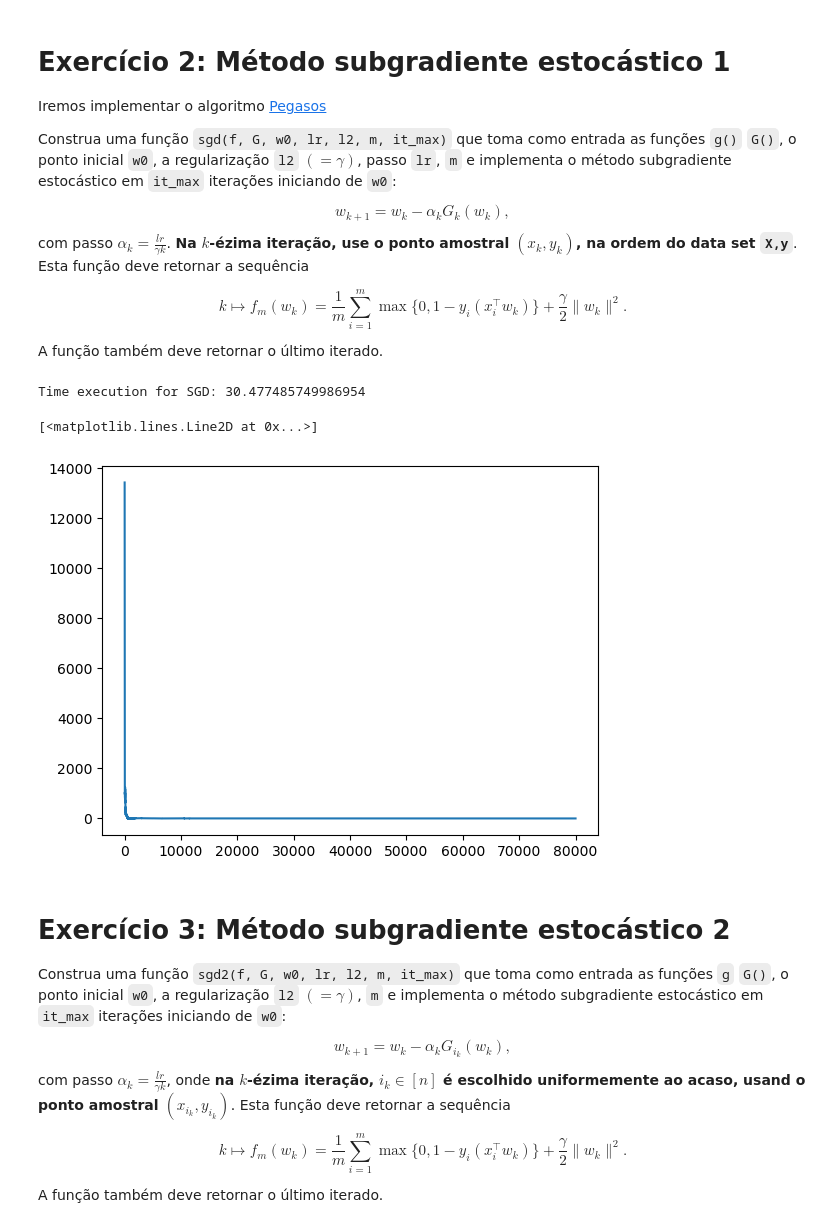
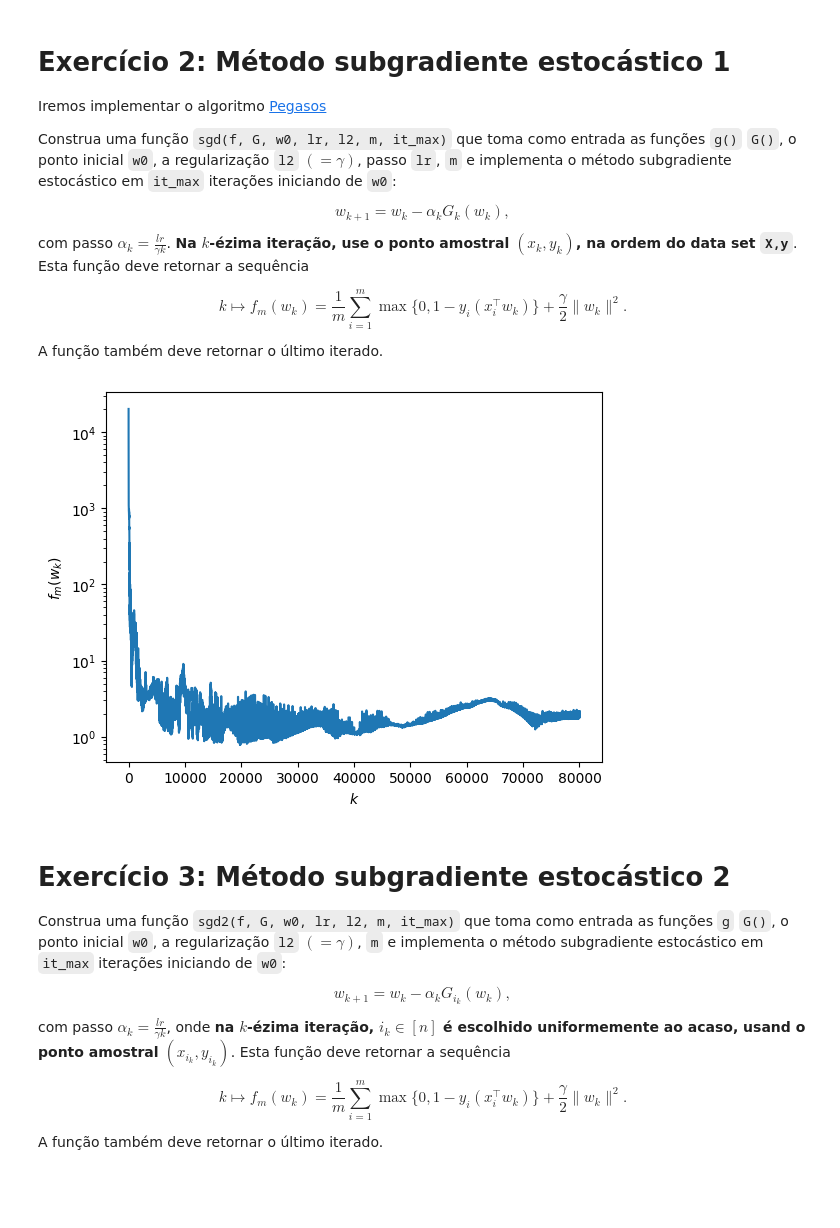
Before and after one commit to d4ruh/OCD-2026, a Jupyter notebook: projeto-02/svm.ipynb, the cells around one changed output. Drawn from its saved outputs; the diff is of its cells as text; code cells hidden in the pictures; blank space fills up the shorter version.

```diff
--- a/projeto-02/svm.ipynb
+++ b/projeto-02/svm.ipynb
@@ -42,7 +42,7 @@ from sklearn.utils.extmath import safe_sparse_dot
 # %%
 # Lendo os dados do arquivo covtype e guardando na matriz de dados X e vetor de labels y:
 
-data = load_svmlight_file('./datasets/covtype.bz2')
+data = load_svmlight_file('covtype.bz2')
 X, y = data[0].toarray(), data[1]
 if (np.unique(y) == [1, 2]).all():
     # Devemos garantir que os labels estão em {-1, 1}
@@ -62,3 +64,29 @@ n, d = X.shape # tamanho da amostra, número de features
+# %%
+#Escreva o código aqui
+rng = np.random.default_rng(0)
+
+def f(w, l2, m):
+    a = X[:m] @ w
+    z = y[:m] * a
+    return np.mean(np.maximum(0, 1-z)) + (l2/2) * w @ w
+
+def G(w, i, l2):
+    a = X[i] @ w
+    z = y[i] * a
+    return l2*w - (y[i]*X[i] if z < 1 else 0.0)
+
+def g(w, l2, m):
+	Xm, ym = X[:m], y[:m]
+	a = Xm @ w
+	z = ym * a
+	return l2*w - np.mean(Xm.T@((z<1)*ym))
+
+def gB(w, l2, B, n_samples=None):
+	idx = rng.choice(n_samples or n, B, replace=False)
+	Xb, yb = X[idx], y[idx]
+	a = Xb @ w
+	z = yb * a
+	return l2*w - np.mean(Xb.T @ ((z<1)*yb))
 # %% [markdown]
 # Inicialização
 
@@ -92,13 +118,24 @@ A função também deve retornar o último iterado.
+# %%
+#Escreva o código aqui
+def sgd(f, G, w0, lr, l2, m, it_max):
+	wk = w0.copy()
+	hist = np.zeros(it_max)
+	for k in range(1, it_max+1):
+		wk -= (lr / (l2*k)) * G(wk, k-1, l2)
+		hist[k-1] = f(wk, l2, m)
+
+	return hist, wk
 # %%
 # gradient descent
 f1 = sgd(f, G, w0, 1e-1, l2, m, it_max)
-# %% [output]
-Time execution for SGD: 30.477485749986954
-# %%
-plt.plot(f1[0])
-# %% [output]
-[<matplotlib.lines.Line2D at 0x...>]
-[figure, removed]
+# %%
+plt.plot(f1[0])
+plt.yscale('log')
+plt.ylabel(r'$f_m(w_k)$')
+plt.xlabel(r'$k$')
+plt.show()
+# %% [output]
+[figure, added]
 # %% [markdown]
 # Exercício 3: Método subgradiente estocástico 2
 
```
Also changed, not shown: parts of 28 cells of this notebook.
